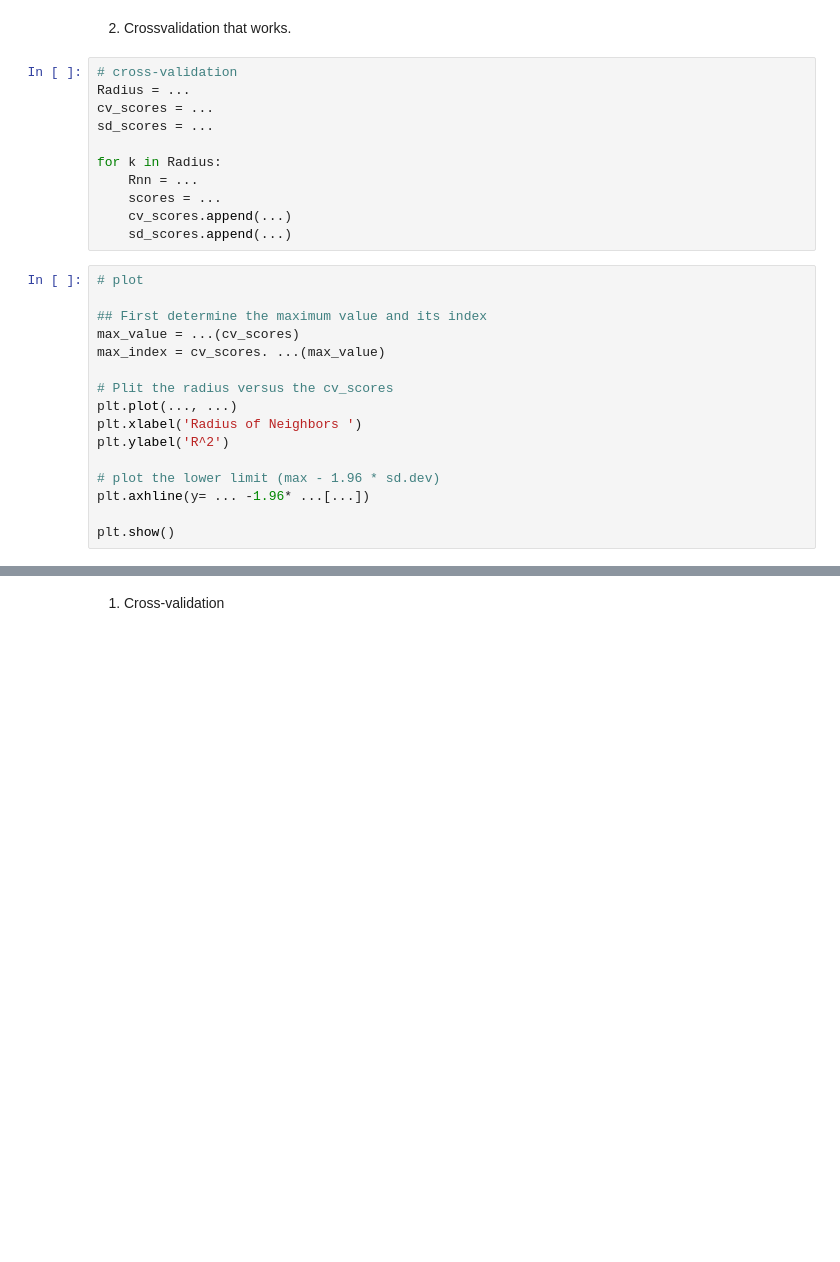
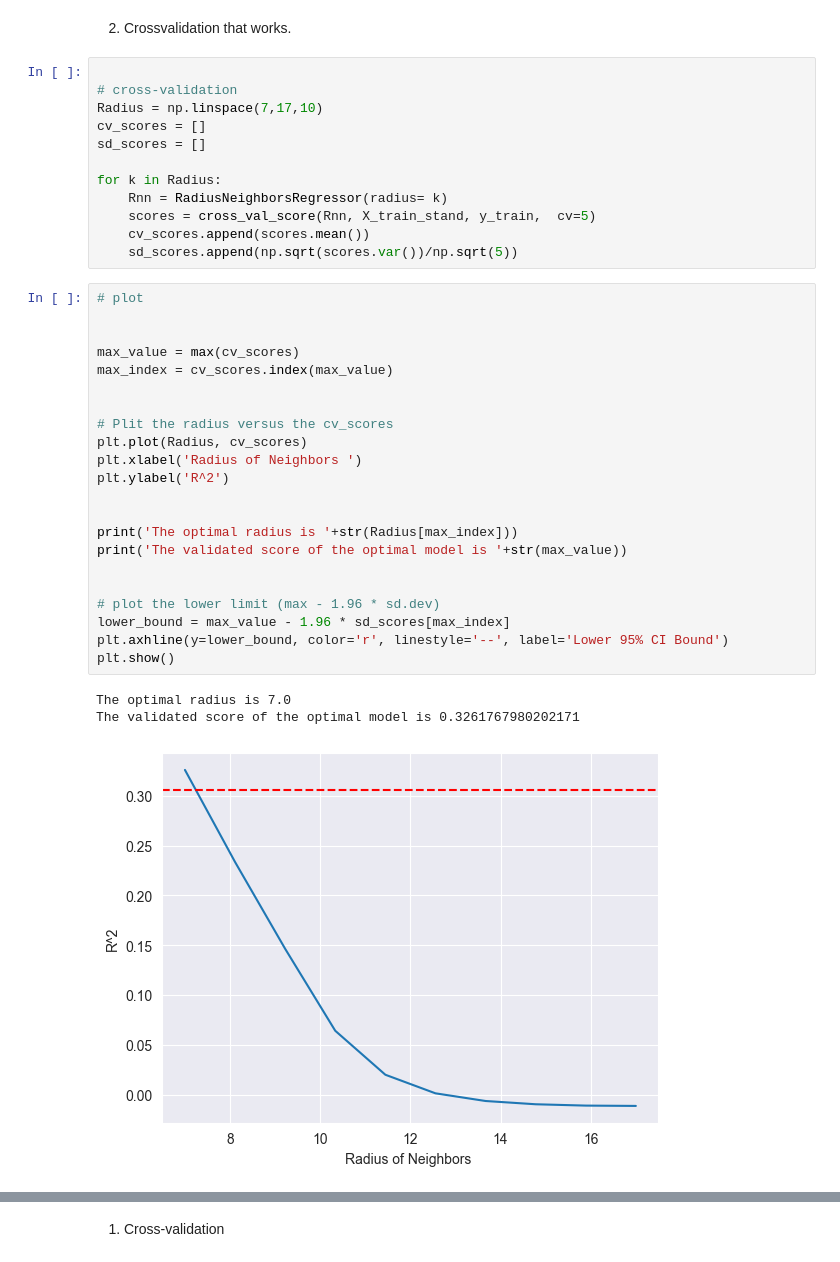
Before and after one commit to TeoDeconinck/AppliedArtificialIntelligence, a Jupyter notebook: src/modules/ML/1.SupervisedLearning_Regression/Supervised_llinear_regression/les3_demo_labo/Class3_labo_Teo_deconinck.ipynb, the cells around one changed output, grey strips where cells are left out. Saved outputs shown, nothing was run; the diff lists cells and outputs as text; blank space fills up the shorter version.

```diff
--- a/src/modules/ML/1.SupervisedLearning_Regression/Supervised_llinear_regression/les3_demo_labo/Class3_labo_Teo_deconinck.ipynb
+++ b/src/modules/ML/1.SupervisedLearning_Regression/Supervised_llinear_regression/les3_demo_labo/Class3_labo_Teo_deconinck.ipynb
@@ -126,30 +168,41 @@ for k in Radius:
 # %% [markdown]
 2. Crossvalidation that works.
 # %%
+
 # cross-validation
-Radius = ...
-cv_scores = ...
-sd_scores = ...
+Radius = np.linspace(7,17,10)
+cv_scores = []
+sd_scores = []
 
 for k in Radius:
-    Rnn = ...
-    scores = ...
-    cv_scores.append(...)
-    sd_scores.append(...)
+    Rnn = RadiusNeighborsRegressor(radius= k)
+    scores = cross_val_score(Rnn, X_train_stand, y_train,  cv=5)
+    cv_scores.append(scores.mean())
+    sd_scores.append(np.sqrt(scores.var())/np.sqrt(5))
 # %%
 # plot
 
-## First determine the maximum value and its index
-max_value = ...(cv_scores)
-max_index = cv_scores. ...(max_value)
+
+max_value = max(cv_scores)
+max_index = cv_scores.index(max_value)
+
 
 # Plit the radius versus the cv_scores
-plt.plot(..., ...)
+plt.plot(Radius, cv_scores)
 plt.xlabel('Radius of Neighbors ')
 plt.ylabel('R^2')
 
+
+print('The optimal radius is '+str(Radius[max_index]))
+print('The validated score of the optimal model is '+str(max_value))
+
+
 # plot the lower limit (max - 1.96 * sd.dev)
-plt.axhline(y= ... -1.96* ...[...])
-
+lower_bound = max_value - 1.96 * sd_scores[max_index]
+plt.axhline(y=lower_bound, color='r', linestyle='--', label='Lower 95% CI Bound')
 plt.show()
+# %% [output]
+The optimal radius is 7.0
+The validated score of the optimal model is 0.3261767980202171
+[figure, added]
 # %% [markdown]
```
Also changed, not shown: parts of 18 cells of this notebook, 1 other file.
